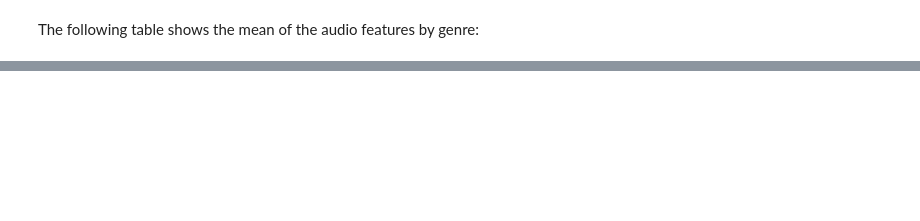
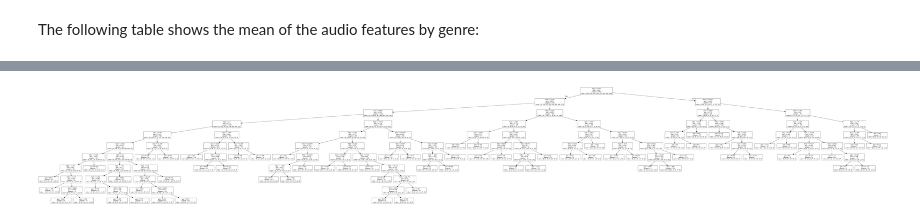
Before and after one commit to teddyjesus/predictingSongGenre, a Jupyter notebook: predictingSongGenre.ipynb, the cells around one changed output, grey strips where cells are left out. Cells and saved outputs as stored; diff of their text form; code cells hidden in the pictures; blank space fills up the shorter version.

```diff
--- a/predictingSongGenre.ipynb
+++ b/predictingSongGenre.ipynb
@@ -107,0 +149,5 @@ X_train,X_test,y_train,y_test=train_test_split(X,y,test_size=0.20,random_state=4
+# %%
+path=classifier.cost_complexity_pruning_path(X_train,y_train) #a 2D array that contains alphas and their corresponding node impurities
+
+ccp_alphas=path.ccp_alphas
+impurities=path.impurities
@@ -107,0 +156,3 @@ X_train,X_test,y_train,y_test=train_test_split(X,y,test_size=0.20,random_state=4
+# %%
+ccp_alphas=ccp_alphas[:-1]
+impurities=impurities[:-1]
@@ -107,0 +161,6 @@ X_train,X_test,y_train,y_test=train_test_split(X,y,test_size=0.20,random_state=4
+# %%
+classifiers = []
+for i in ccp_alphas:
+    classifier=DecisionTreeClassifier(random_state=0, ccp_alpha=i)
+    classifier.fit(X_train,y_train)
+    classifiers.append(classifier)
@@ -107,0 +197,4 @@ X_train,X_test,y_train,y_test=train_test_split(X,y,test_size=0.20,random_state=4
+# %%
+final_classifier=DecisionTreeClassifier(random_state=42,ccp_alpha=0.001550)
+final_model=final_classifier.fit(X_train,y_train)
+final_model
@@ -107,0 +226,6 @@ X_train,X_test,y_train,y_test=train_test_split(X,y,test_size=0.20,random_state=4
+# %%
+dot=tree.export_graphviz(final_model,out_file=None)
+graph=pydotplus.graph_from_dot_data(dot)
+Image(graph.create_png())
+# %% [output]
+[figure, added]
```
Also changed, not shown: parts of 41 cells of this notebook.
